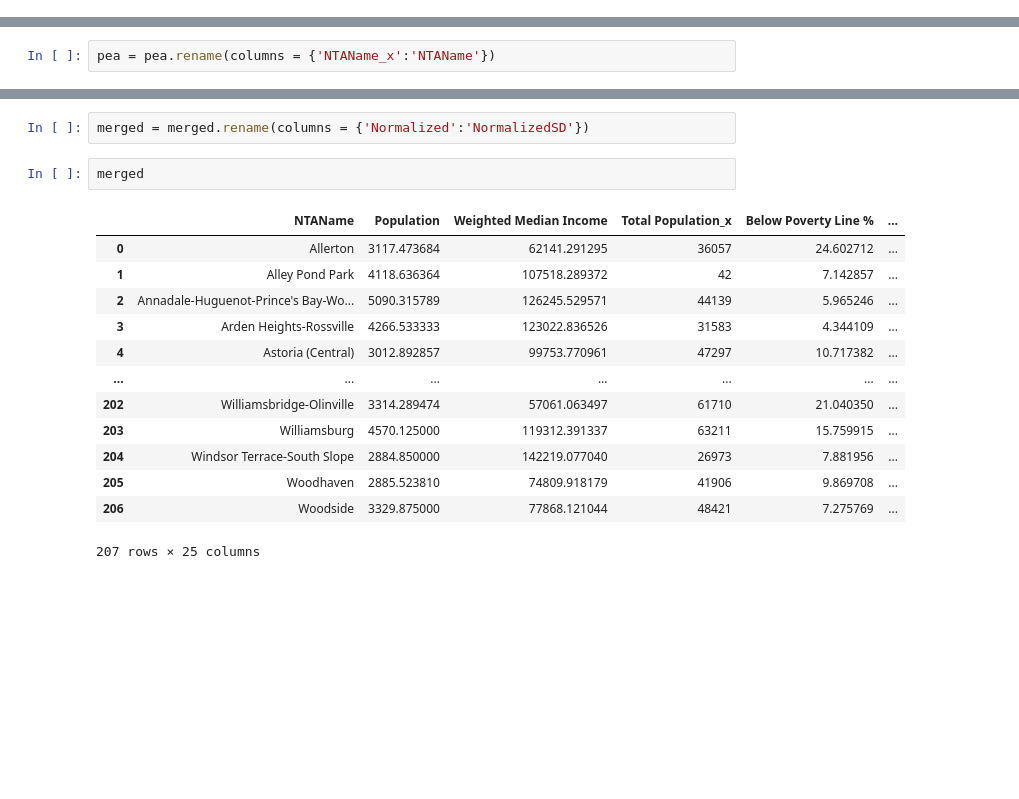
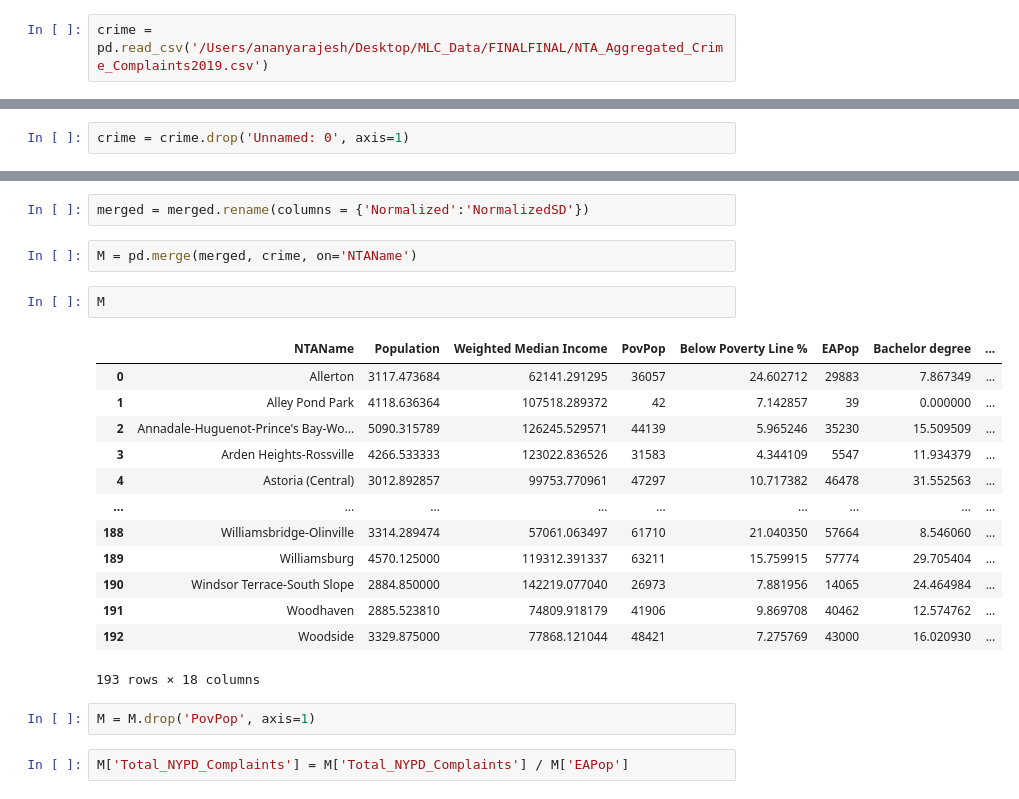
Before and after one commit to emj1020/311_sentiment_analysis, a Jupyter notebook: Scripts/Merged regressors.ipynb, the cells around one changed output, grey strips where cells are left out. Drawn from its saved outputs; the diff is of its cells as text; blank space fills up the shorter version.

```diff
--- a/Scripts/Merged regressors.ipynb
+++ b/Scripts/Merged regressors.ipynb
@@ -17,6 +17,8 @@ pea = pd.read_csv('/Users/ananyarajesh/Desktop/MLC_Data/FINALFINAL/Pov&EA.csv')
 race = pd.read_csv('/Users/ananyarajesh/Desktop/MLC_Data/FINALFINAL/Race.csv')
 # %%
 sd = pd.read_csv('/Users/ananyarajesh/Desktop/MLC_Data/FINALFINAL/streetdensity.csv')
+# %%
+crime = pd.read_csv('/Users/ananyarajesh/Desktop/MLC_Data/FINALFINAL/NTA_Aggregated_Crime_Complaints2019.csv')
 # %%
 income.columns
 # %% [output]
@@ -49,5 +52,5 @@ Index(['NTAName', 'Normalized'], dtype='object')
 race = race.rename(columns = {'NTAName_y':'NTAName'})
 # %%
 income = income.rename(columns = {'NTAName_left':'NTAName'})
-# %%
-pea = pea.rename(columns = {'NTAName_x':'NTAName'})
+# %%
+crime = crime.drop('Unnamed: 0', axis=1)
@@ -59,19 +78,25 @@ mm = pd.merge(m, race, on='NTAName')
 merged = pd.merge(mm, sd, on='NTAName')
 # %%
 merged = merged.rename(columns = {'Normalized':'NormalizedSD'})
-# %%
-merged
-# %% [output]
-|  | NTAName | Population | Weighted Median Income | Total Population_x | Below Poverty Line % | ... |
-| 0 | Allerton | 3117.473684 | 62141.291295 | 36057 | 24.602712 | ... |
-| 1 | Alley Pond Park | 4118.636364 | 107518.289372 | 42 | 7.142857 | ... |
-| 2 | Annadale-Huguenot-Prince's Bay-Wo... | 5090.315789 | 126245.529571 | 44139 | 5.965246 | ... |
-| 3 | Arden Heights-Rossville | 4266.533333 | 123022.836526 | 31583 | 4.344109 | ... |
-| 4 | Astoria (Central) | 3012.892857 | 99753.770961 | 47297 | 10.717382 | ... |
-| ... | ... | ... | ... | ... | ... | ... |
-| 202 | Williamsbridge-Olinville | 3314.289474 | 57061.063497 | 61710 | 21.040350 | ... |
-| 203 | Williamsburg | 4570.125000 | 119312.391337 | 63211 | 15.759915 | ... |
-| 204 | Windsor Terrace-South Slope | 2884.850000 | 142219.077040 | 26973 | 7.881956 | ... |
-| 205 | Woodhaven | 2885.523810 | 74809.918179 | 41906 | 9.869708 | ... |
-| 206 | Woodside | 3329.875000 | 77868.121044 | 48421 | 7.275769 | ... |
-207 rows × 25 columns
+# %%
+M = pd.merge(merged, crime, on='NTAName')
+# %%
+M
+# %% [output]
+|  | NTAName | Population | Weighted Median Income | PovPop | Below Poverty Line % | EAPop | Bachelor degree | ... |
+| 0 | Allerton | 3117.473684 | 62141.291295 | 36057 | 24.602712 | 29883 | 7.867349 | ... |
+| 1 | Alley Pond Park | 4118.636364 | 107518.289372 | 42 | 7.142857 | 39 | 0.000000 | ... |
+| 2 | Annadale-Huguenot-Prince's Bay-Wo... | 5090.315789 | 126245.529571 | 44139 | 5.965246 | 35230 | 15.509509 | ... |
+| 3 | Arden Heights-Rossville | 4266.533333 | 123022.836526 | 31583 | 4.344109 | 5547 | 11.934379 | ... |
+| 4 | Astoria (Central) | 3012.892857 | 99753.770961 | 47297 | 10.717382 | 46478 | 31.552563 | ... |
+| ... | ... | ... | ... | ... | ... | ... | ... | ... |
+| 188 | Williamsbridge-Olinville | 3314.289474 | 57061.063497 | 61710 | 21.040350 | 57664 | 8.546060 | ... |
+| 189 | Williamsburg | 4570.125000 | 119312.391337 | 63211 | 15.759915 | 57774 | 29.705404 | ... |
+| 190 | Windsor Terrace-South Slope | 2884.850000 | 142219.077040 | 26973 | 7.881956 | 14065 | 24.464984 | ... |
+| 191 | Woodhaven | 2885.523810 | 74809.918179 | 41906 | 9.869708 | 40462 | 12.574762 | ... |
+| 192 | Woodside | 3329.875000 | 77868.121044 | 48421 | 7.275769 | 43000 | 16.020930 | ... |
+193 rows × 18 columns
+# %%
+M = M.drop('PovPop', axis=1)
+# %%
+M['Total_NYPD_Complaints'] = M['Total_NYPD_Complaints'] / M['EAPop']
```
Also changed, not shown: parts of 10 cells of this notebook, 1 other file.
